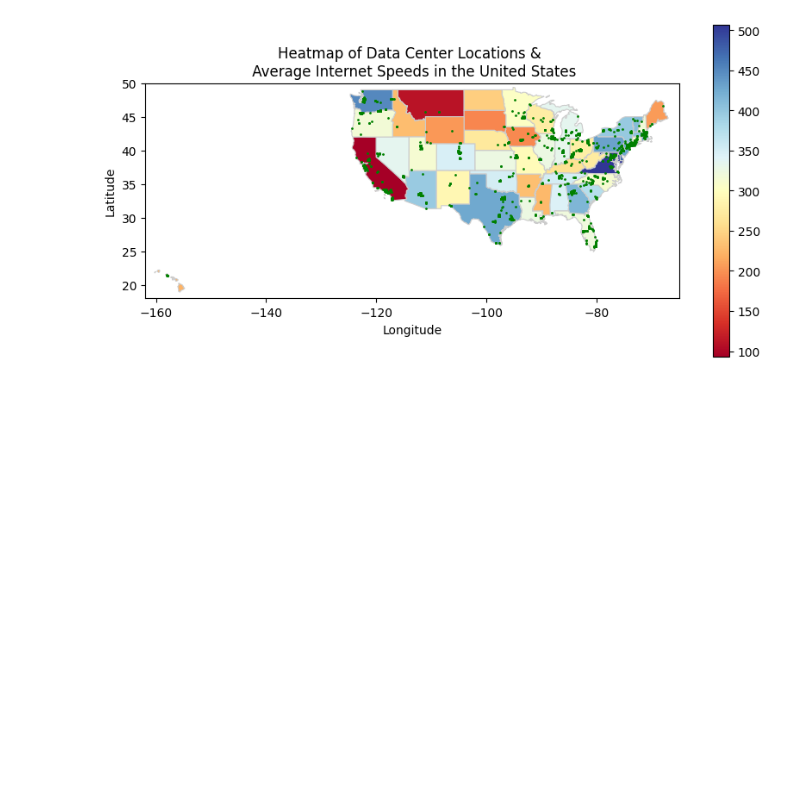
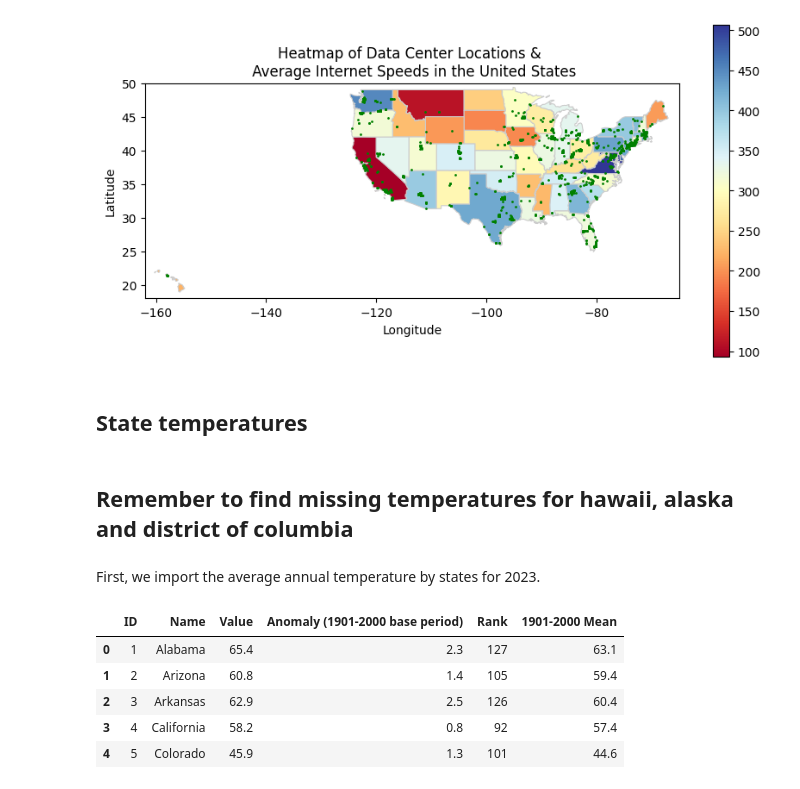
Before and after one commit to trinerye/spatial_exam, a Jupyter notebook: src/testnb.ipynb, the cells around one changed output. Cells and saved outputs as stored; diff of their text form; code cells hidden in the pictures; blank space fills up the shorter version.

```diff
--- a/src/testnb.ipynb
+++ b/src/testnb.ipynb
@@ -164,3 +153,20 @@ plt.ylabel('Latitude')
 plt.show()
 # %% [output]
 [figure]
+# %% [markdown]
+## State temperatures
+# %% [markdown]
+## Remember to find missing temperatures for hawaii, alaska and district of columbia
+# %% [markdown]
+First, we import the average annual temperature by states for 2023.
+# %%
+state_temp_file = os.path.join('..','in','state_temp.csv')
+state_temp = pd.read_csv(state_temp_file, skiprows=4)
+state_temp.head()
+# %% [output]
+|  | ID | Name | Value | Anomaly (1901-2000 base period) | Rank | 1901-2000 Mean |
+| 0 | 1 | Alabama | 65.4 | 2.3 | 127 | 63.1 |
+| 1 | 2 | Arizona | 60.8 | 1.4 | 105 | 59.4 |
+| 2 | 3 | Arkansas | 62.9 | 2.5 | 126 | 60.4 |
+| 3 | 4 | California | 58.2 | 0.8 | 92 | 57.4 |
+| 4 | 5 | Colorado | 45.9 | 1.3 | 101 | 44.6 |
```
Also changed, not shown: parts of 11 cells of this notebook.
